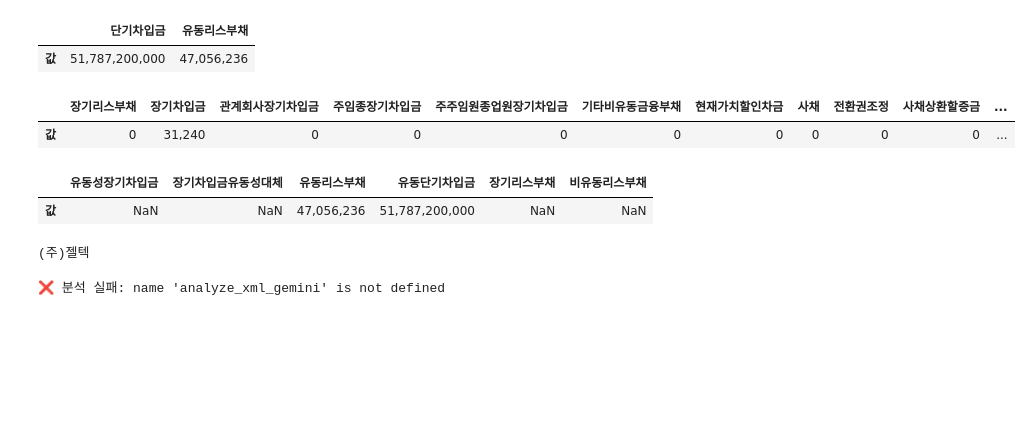
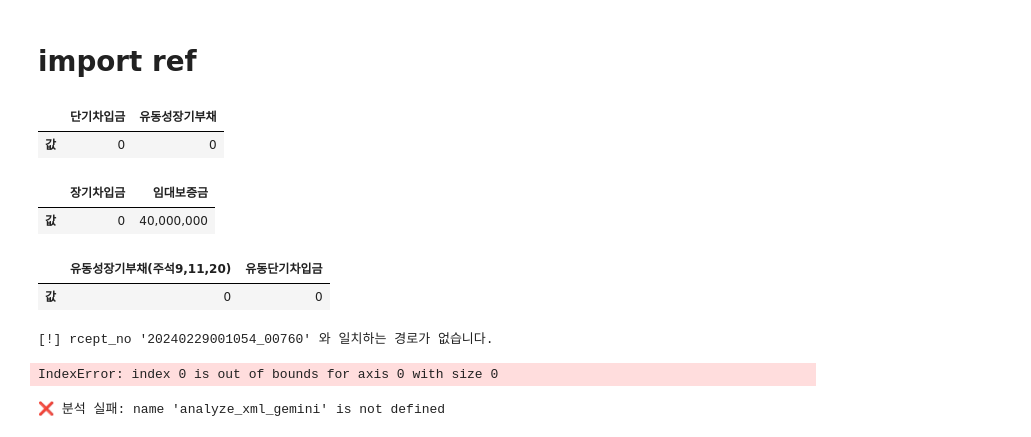
Before and after one commit to Tom-Jung/xml_fsa, a Jupyter notebook: gemini_api.ipynb, the cells around one changed output. Cells and saved outputs as stored; diff of their text form; code cells hidden in the pictures; blank space fills up the shorter version.

```diff
--- a/gemini_api.ipynb
+++ b/gemini_api.ipynb
@@ -94,6 +96,8 @@ note_prompt = """
 
 답변:
 """
+# %% [markdown]
+# import ref
 # %%
 analysis_prompt = """
 xml 파일에서 2023년 12월 31일 현재 기준 유동자산, 비유동자산, 유형자산, 자산총계, 부채총계, 유동부채, 단기차입금, 유동성장기부채, 비유동부채, 회사채, 장기차입금, 매출액, 매출원가, 판매비와관리비, 영업손익, 영업외수익, 영업외비용, 이자비용, 법인세차감전순손익, Ⅰ.영업활동으로인한현금흐름, II. 투자활동으로 인한 현금흐름, III. 재무활동으로 인한 현금흐름, Ⅵ.기초의현금, Ⅶ.기말의현금 등의 값을 찾아주세요.
@@ -109,7 +113,7 @@ xml 파일에서 2023년 12월 31일 현재 기준 유동자산, 비유동자산
 # %%
 idx = pd.IndexSlice
 # Read the Excel file with first 5 rows as MultiIndex for columns
-ref = pd.read_excel('2023년 외감기업 재무데이터_float.xlsx',
+ref = pd.read_excel('2023년 외감기업 재무데이터.xlsx',
                   sheet_name='기업리스트 및 데이터', dtype={0:str, 1:str, 2:str, 3:str, 4:str, 5:str},
                   header=[0, 1, 2, 3, 4])  # This creates a column MultiIndex from rows 0-4
 
@@ -194,20 +198,39 @@ def extract_account_from_xml(dir, filename, model, user_prompt, temperature=0.9)
 
     return df
 # %%
-rcept_no = '20240403000501_00760'
+rcept_no = '20240229001054_00760'
 temperature = 0.9
 folder = '/content/ER_audit'
+
+# 1. 항목 추출
 display(extract_account_from_xml(folder, rcept_no, model, liq_prompt, temperature=temperature).T)
 display(extract_account_from_xml(folder, rcept_no, model, il_prompt, temperature=temperature).T)
 display(extract_account_from_xml(folder, rcept_no, model, note_prompt, temperature=temperature).T)
-corp_code, corp_name = ER_xml.loc[ER_xml['path'].str.contains(rcept_no), ['corp_code', 'corp_name']].values[0]
-print(corp_name)
-# display(ref.loc[[corp_code], ['유동성장기부채', '단기차입금', '장기차입금', '회사채']])
+
+# 2. corp_code, corp_name 추출 (contains + zfill 분리)
+matched = ER_xml[ER_xml['path'].str.contains(rcept_no)]
+
+if not matched.empty:
+    corp_code, corp_name = matched[['corp_code', 'corp_name']].values[0]
+    corp_code_str = str(corp_code).zfill(8)
+    print("회사명:", corp_name)
+
+    # 3. 필요한 항목만 조회
+    target_cols = ['유동성장기부채', '단기차입금', '장기차입금', '회사채']
+
+    if corp_code_str in ref.index:
+        display(ref.loc[[corp_code_str], target_cols])
+    else:
+        print(f"[!] ref 인덱스에 '{corp_code_str}' 이(가) 없습니다.")
+        print("ref index 예시:", list(ref.index[:5]))
+
+else:
+    print(f"[!] rcept_no '{rcept_no}' 와 일치하는 경로가 없습니다.")
 # %% [output]
-|  | 단기차입금 | 유동리스부채 |
-| 값 | 51,787,200,000 | 47,056,236 |
+|  | 단기차입금 | 유동성장기부채 |
+| 값 | 0 | 0 |
-|  | 장기리스부채 | 장기차입금 | 관계회사장기차입금 | 주임종장기차입금 | 주주임원종업원장기차입금 | 기타비유동금융부채 | 현재가치할인차금 | 사채 | 전환권조정 | 사채상환할증금 | ... |
-| 값 | 0 | 31,240 | 0 | 0 | 0 | 0 | 0 | 0 | 0 | 0 | ... |
+|  | 장기차입금 | 임대보증금 |
+| 값 | 0 | 40,000,000 |
-|  | 유동성장기차입금 | 장기차입금유동성대체 | 유동리스부채 | 유동단기차입금 | 장기리스부채 | 비유동리스부채 |
-| 값 | NaN | NaN | 47,056,236 | 51,787,200,000 | NaN | NaN |
+|  | 유동성장기부채(주석9,11,20) | 유동단기차입금 |
+| 값 | 0 | 0 |
-(주)젤텍
+[!] rcept_no '20240229001054_00760' 와 일치하는 경로가 없습니다.
@@ -216,3 +237,7 @@ print(corp_name)
+# %%
+ER_xml.loc[ER_xml['path'].str.contains(rcept_no), ['corp_code', 'corp_name']].values[0]
+# %% [output]
+IndexError: index 0 is out of bounds for axis 0 with size 0
 # %%
 # 파일 하나만 실험적으로 분석
 file_path = '/content/20240216000365_00760.xml'
```
Also changed, not shown: parts of 2 cells of this notebook.
